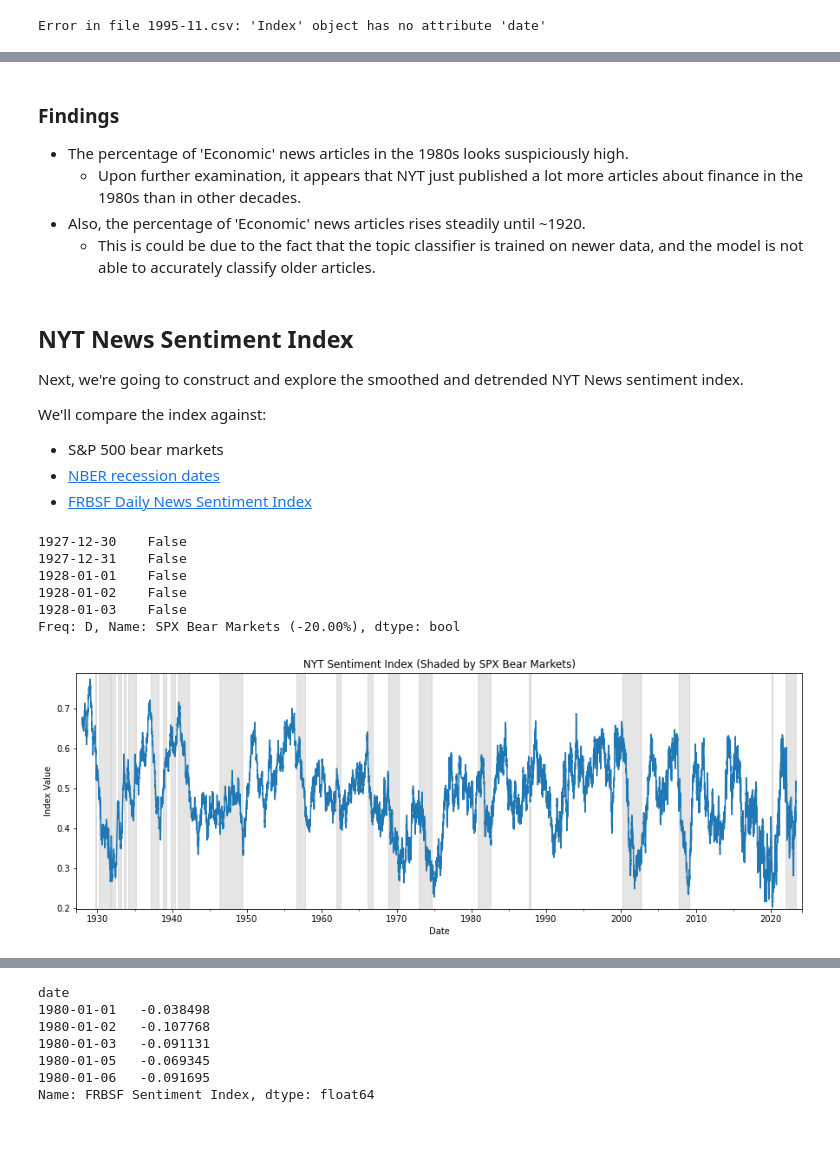
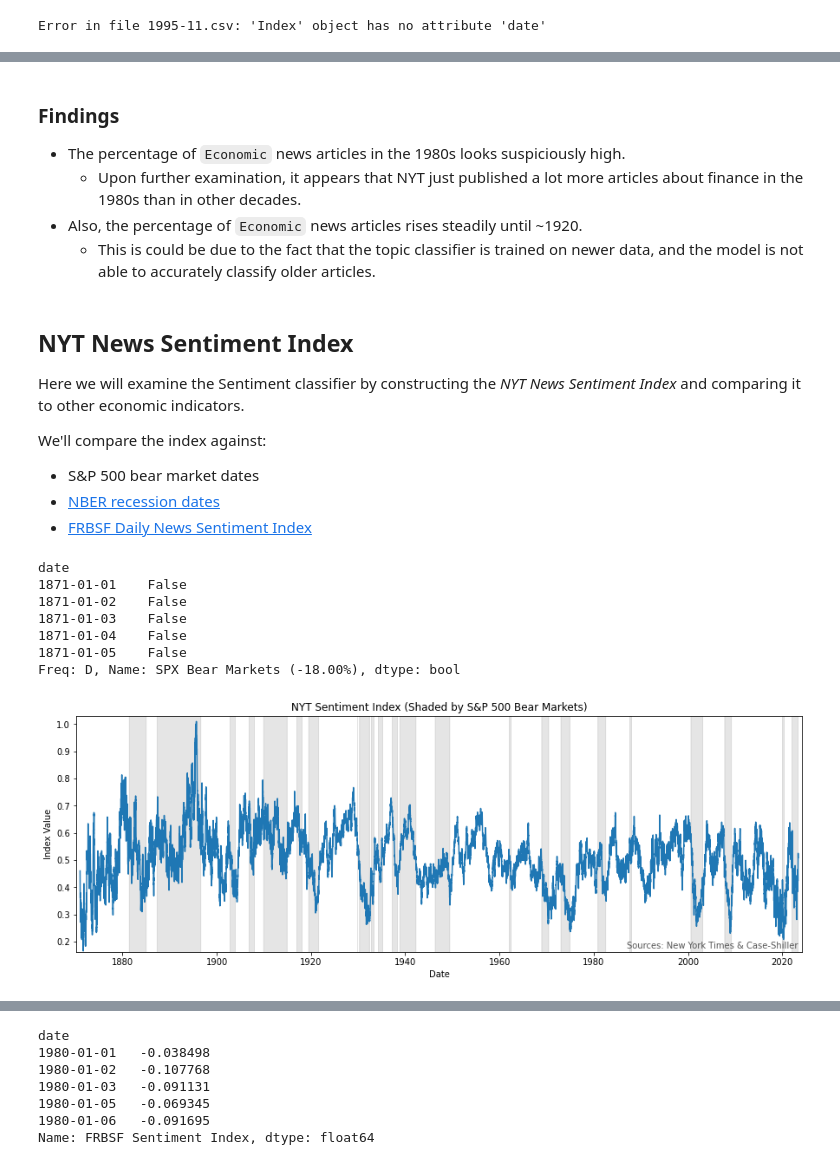
Before and after one commit to hakonmh/NYT-Sentiment-Index, a Jupyter notebook: src/index-exploration.ipynb, the cells around one changed output, grey strips where cells are left out. Drawn from its saved outputs; the diff is of its cells as text; code cells hidden in the pictures; blank space fills up the shorter version.

Commit message:
Refactor, add new comments and add sources to plots

```diff
--- a/src/index-exploration.ipynb
+++ b/src/index-exploration.ipynb
@@ -163,25 +205,29 @@ plt.show()
 # %% [markdown]
 ### Findings
-- The percentage of 'Economic' news articles in the 1980s looks suspiciously high.
+- The percentage of `Economic` news articles in the 1980s looks suspiciously high.
     - Upon further examination, it appears that NYT just published a lot more articles about finance in the
     1980s than in other decades.
-- Also, the percentage of 'Economic' news articles rises steadily until ~1920.
+- Also, the percentage of `Economic` news articles rises steadily until ~1920.
     - This is could be due to the fact that the topic classifier is trained on newer data, and the model is not able to accurately classify older articles.
 # %% [markdown]
 ## NYT News Sentiment Index
 
-Next, we're going to construct and explore the smoothed and detrended NYT News sentiment index.
+Here we will examine the Sentiment classifier by constructing the *NYT News Sentiment Index* and comparing it to other economic indicators.
 
 We'll compare the index against:
-- S&P 500 bear markets
+- S&P 500 bear market dates
 - [NBER recession dates](https://fred.stlouisfed.org/series/USRECD)
 - [FRBSF Daily News Sentiment Index](https://www.frbsf.org/economic-research/indicators-data/daily-news-sentiment-index/files/news_sentiment_data.xlsx)
 # %%
-two_hundred_days = df['index_value'].ewm(span=100).mean()
-ten_years = df['index_value'].rolling(365*10).mean()
-index = two_hundred_days - ten_years + 0.5  # Detrended index
+# Creating the smoothed and detrended index by taking the difference
+# between the 100-day EMA and the 10-year SMA
+hundred_days_ema = df['index_value'].ewm(span=100).mean()
+ten_years_sma = df['index_value'].rolling(365*10).mean()
+index = hundred_days_ema - ten_years_sma + 0.5  # Detrended index
 index.dropna(inplace=True)
 # %%
+# Finding S&P 500 bear market dates
+
 def mark_bear_markets(df, thresh=0.2):
     turning_points = _get_turning_points(df, thresh=thresh)
     turning_points = turning_points.replace(0, np.nan)
@@ -191,7 +237,7 @@ def mark_bear_markets(df, thresh=0.2):
     return bear_markets
 
 
-def _get_turning_points(df, thresh=0.075):
+def _get_turning_points(df, thresh=0.2):
     """Get the turning points for a given series where the pct change is
     greater than the threshold."""
     _highs = find_peaks(np.log10(df).values, prominence=(thresh / 2))[0]
@@ -202,43 +248,61 @@ def _get_turning_points(df, thresh=0.075):
     turning_points[_lows] = -1
     return turning_points
 
+QUANDL_API_KEY = os.environ.get('QUANDL_API_KEY')
+url = f'https://www.quandl.com/api/v3/datasets/MULTPL/SP500_REAL_PRICE_MONTH.json?api_key={QUANDL_API_KEY}'
+json_data = requests.get(url).json()['dataset']
+spx = pd.DataFrame(json_data['data'], columns=json_data['column_names'])
 
-spx = yahoo_fin.get_data('^GSPC', start_date='1800-01-01')['adjclose']
+spx.index = pd.DatetimeIndex(spx['Date'])
+spx.index.name = 'date'
+spx = spx['Value']
 spx = spx.resample('D').ffill()
+
+# Bear markets are defined as a 20% decline in the S&P 500 from the previous peak
 bear_markets = mark_bear_markets(spx, thresh=0.2)
 bear_markets.head()
 # %% [output]
-1927-12-30    False
-1927-12-31    False
-1928-01-01    False
-1928-01-02    False
-1928-01-03    False
-Freq: D, Name: SPX Bear Markets (-20.00%), dtype: bool
+date
+1871-01-01    False
+1871-01-02    False
+1871-01-03    False
+1871-01-04    False
+1871-01-05    False
+Freq: D, Name: SPX Bear Markets (-18.00%), dtype: bool
 # %%
 # Plot the index with S&P 500 bear markets shaded
+def plot_index_with_shading(df, shading_df, start_date='1900-01-01', title='', source=''):
+    fig, ax = plt.subplots(figsize=(15, 5))
+    ax.plot(df.loc[start_date:])
+    ax.fill_between(shading_df.index, -10, 10, where=shading_df, color='grey', alpha=0.2)
 
-def plot_index_with_shading(df, shading_df, start_date='1900-01-01', title=''):
-    ax = df.loc[start_date:].plot(figsize=(15, 5), title=title)
+    # Set y-axis limits
     ymax = df.loc[start_date:].max()
     ymin = df.loc[start_date:].min()
     plt.ylim(ymin * 0.98, ymax * 1.02)
-
+    # Set x-axis limits
     num_days = (df.index.max() - df.index.min()).days
     timedelta = pd.Timedelta(days=num_days * 0.005)
     xmin = df.loc[start_date:].index.min() - timedelta
     xmax = df.loc[start_date:].index.max() + timedelta
     plt.xlim(xmin, xmax)
 
-    ax.fill_between(shading_df.index, -10, 10, where=shading_df, color='grey', alpha=0.2)
+    # Misc. plot settings
     plt.xlabel('Date')
     plt.ylabel('Index Value')
+
+    # Add data source text, set title
+    fig.text(0.896, 0.135, source, ha='right', fontsize=10, color='#555555')
+    ax.set_title(title)
+
     plt.show()
 
 plot_index_with_shading(index, bear_markets,
                         start_date=bear_markets.index.min(),
-                        title='NYT Sentiment Index (Shaded by SPX Bear Markets)')
+                        title='NYT Sentiment Index (Shaded by S&P 500 Bear Markets)',
+                        source='Sources: New York Times & Case-Shiller')
 # %% [output]
-[figure, old version]
+[figure, new version]
 # %%
 # Plot the index with NBER US recessions dates shaded
 FRED_API_KEY = os.environ.get('FRED_API_KEY')
```
Also changed, not shown: parts of 15 cells of this notebook.
